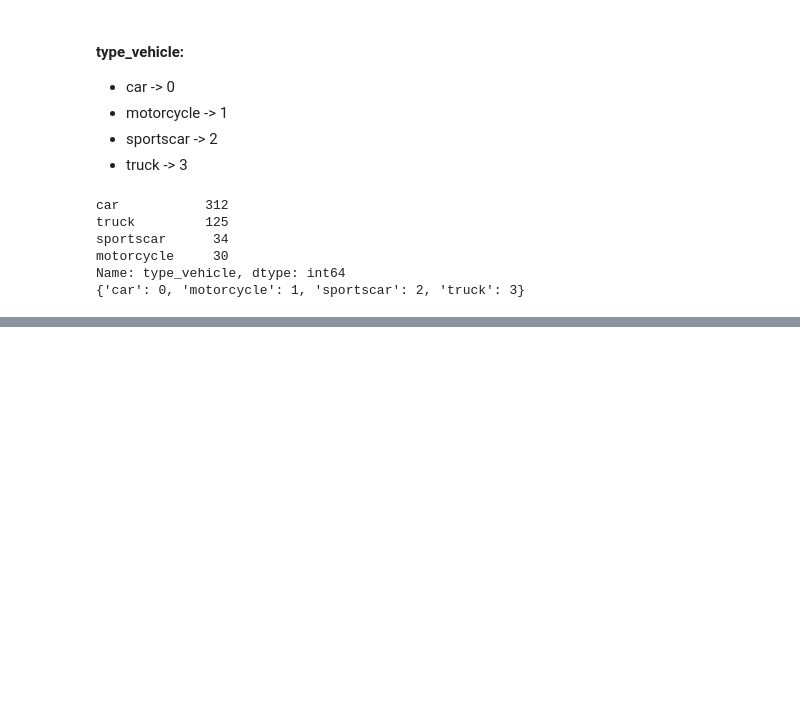
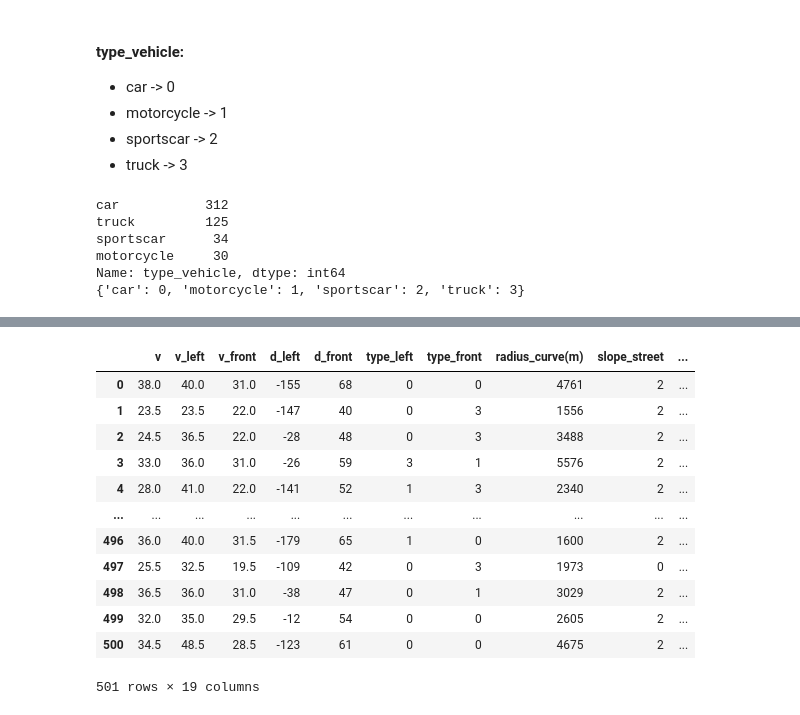
Before and after one commit to alien-coding/KI-Verkehrs-Verhaltenssimulation, a Jupyter notebook: main.ipynb, the cells around one changed output, grey strips where cells are left out. Drawn from its saved outputs; the diff is of its cells as text; code cells hidden in the pictures; blank space fills up the shorter version.

```diff
--- a/main.ipynb
+++ b/main.ipynb
@@ -234,3 +218,23 @@ Name: action, dtype: int64
+# %%
+actions = ['accelerated_lane_change', 'continue', 'decelerate', 'lane_change']
+for x in actions:
+    df_train["{}".format(x)] = np.where(df_train.action == x, 1, 0)
+
+df_train
+# %% [output]
+|  | v | v_left | v_front | d_left | d_front | type_left | type_front | radius_curve(m) | slope_street | ... |
+| 0 | 38.0 | 40.0 | 31.0 | -155 | 68 | 0 | 0 | 4761 | 2 | ... |
+| 1 | 23.5 | 23.5 | 22.0 | -147 | 40 | 0 | 3 | 1556 | 2 | ... |
+| 2 | 24.5 | 36.5 | 22.0 | -28 | 48 | 0 | 3 | 3488 | 2 | ... |
+| 3 | 33.0 | 36.0 | 31.0 | -26 | 59 | 3 | 1 | 5576 | 2 | ... |
+| 4 | 28.0 | 41.0 | 22.0 | -141 | 52 | 1 | 3 | 2340 | 2 | ... |
+| ... | ... | ... | ... | ... | ... | ... | ... | ... | ... | ... |
+| 496 | 36.0 | 40.0 | 31.5 | -179 | 65 | 1 | 0 | 1600 | 2 | ... |
+| 497 | 25.5 | 32.5 | 19.5 | -109 | 42 | 0 | 3 | 1973 | 0 | ... |
+| 498 | 36.5 | 36.0 | 31.0 | -38 | 47 | 0 | 1 | 3029 | 2 | ... |
+| 499 | 32.0 | 35.0 | 29.5 | -12 | 54 | 0 | 0 | 2605 | 2 | ... |
+| 500 | 34.5 | 48.5 | 28.5 | -123 | 61 | 0 | 0 | 4675 | 2 | ... |
+501 rows × 19 columns
 # %%
 plt.figure(figsize=(14, 7))
 sns.heatmap(data=df_train.corr(numeric_only=True), vmin=-1, vmax=1, annot=True, cmap="magma").set_title('Korrelation Heatmap aller Attribute', fontdict={'fontsize': 14}, pad=12)
```
Also changed, not shown: parts of 9 cells of this notebook.
